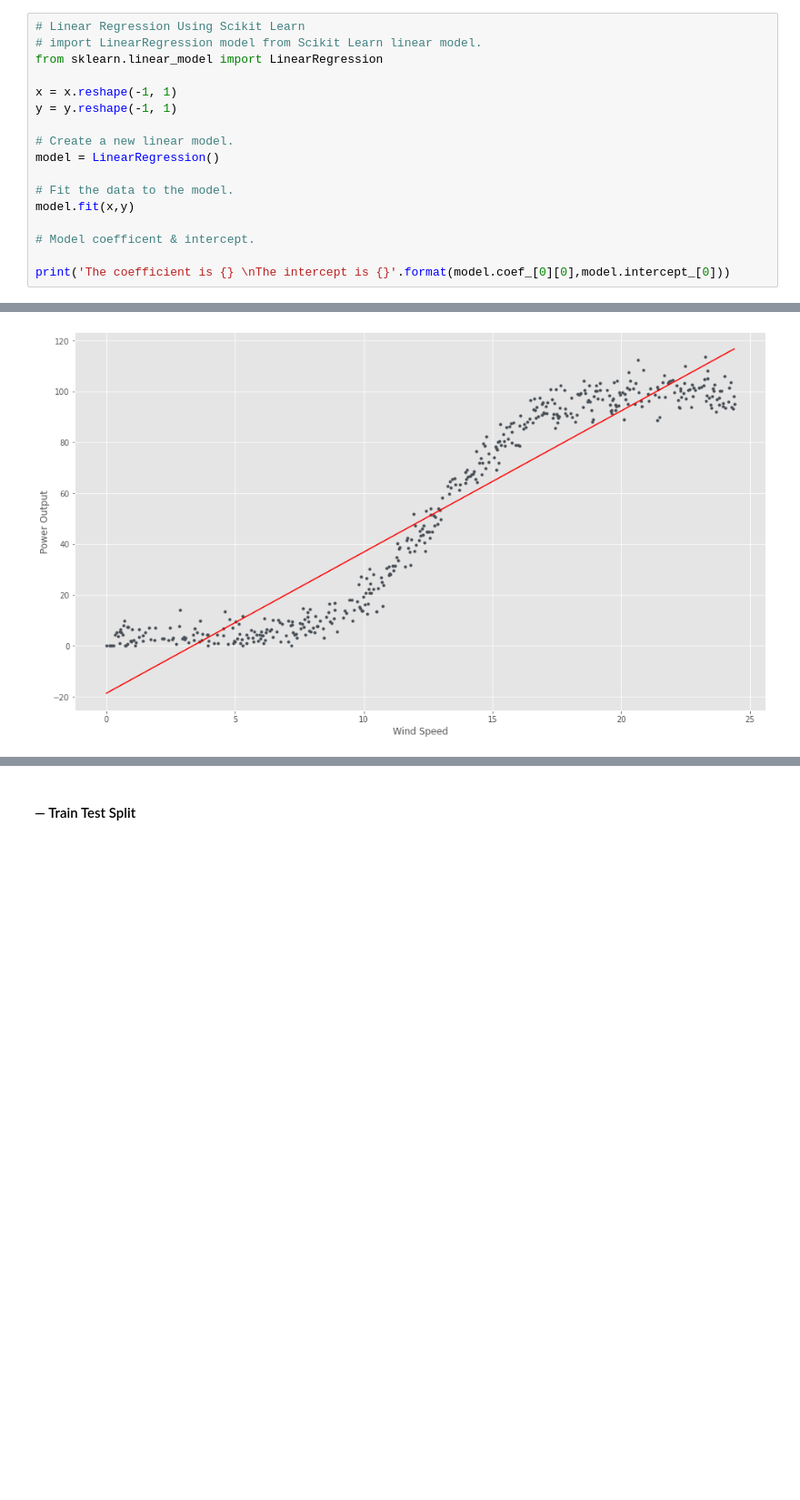
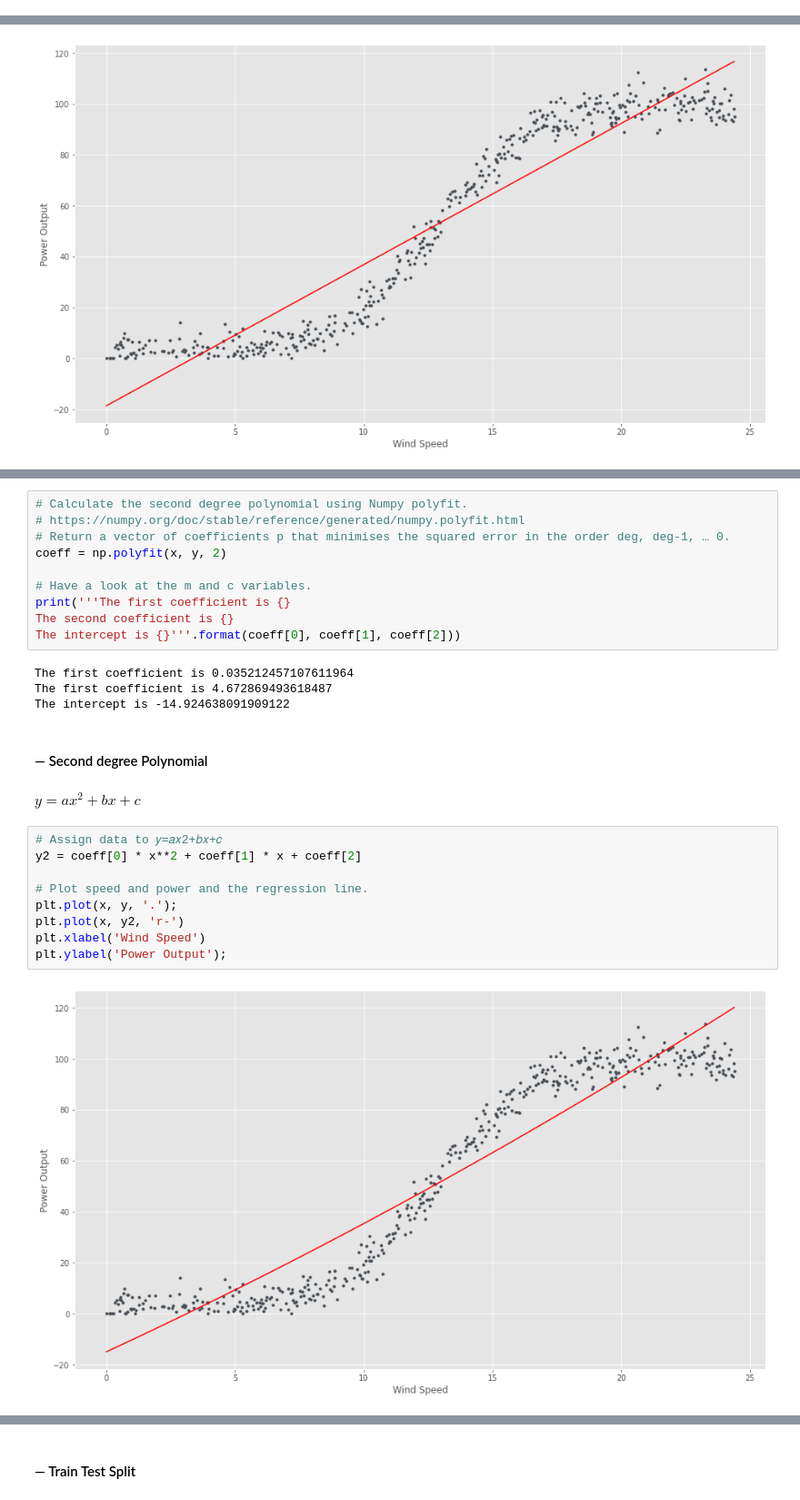
Before and after one commit to mizydorek/Fundamentals-of-Data-Analysis-Project-2020, a Jupyter notebook: project.ipynb, the cells around one changed output, grey strips where cells are left out. Shown: that part at 91% size. Saved outputs shown, nothing was run; the diff lists cells and outputs as text; blank space fills up the shorter version.

Commit message:
added polynomial regression

```diff
--- a/project.ipynb
+++ b/project.ipynb
@@ -207,17 +194,0 @@ print('The coefficient is {} \nThe intercept is {}'.format(m,c))
-# %%
-# Linear Regression Using Scikit Learn
-# import LinearRegression model from Scikit Learn linear model.
-from sklearn.linear_model import LinearRegression
-
-x = x.reshape(-1, 1)
-y = y.reshape(-1, 1)
-
-# Create a new linear model.
-model = LinearRegression()
-
-# Fit the data to the model.
-model.fit(x,y)
-
-# Model coefficent & intercept.
-
-print('The coefficient is {} \nThe intercept is {}'.format(model.coef_[0][0],model.intercept_[0]))
@@ -255,0 +247,29 @@ plt.ylabel('Power Output');
+# %%
+# Calculate the second degree polynomial using Numpy polyfit.
+# https://numpy.org/doc/stable/reference/generated/numpy.polyfit.html
+# Return a vector of coefficients p that minimises the squared error in the order deg, deg-1, … 0.
+coeff = np.polyfit(x, y, 2)
+
+# Have a look at the m and c variables.
+print('''The first coefficient is {}
+The second coefficient is {}
+The intercept is {}'''.format(coeff[0], coeff[1], coeff[2]))
+# %% [output]
+The first coefficient is 0.035212457107611964
+The first coefficient is 4.672869493618487
+The intercept is -14.924638091909122
+# %% [markdown]
+#### — Second degree Polynomial
+# %% [markdown]
+$ y = ax^2 + bx + c$
+# %%
+# Assign data to 𝑦=𝑎𝑥2+𝑏𝑥+𝑐
+y2 = coeff[0] * x**2 + coeff[1] * x + coeff[2]
+
+# Plot speed and power and the regression line.
+plt.plot(x, y, '.');
+plt.plot(x, y2, 'r-')
+plt.xlabel('Wind Speed')
+plt.ylabel('Power Output');
+# %% [output]
+[figure, added]
```
Also changed, not shown: parts of 24 cells of this notebook.
